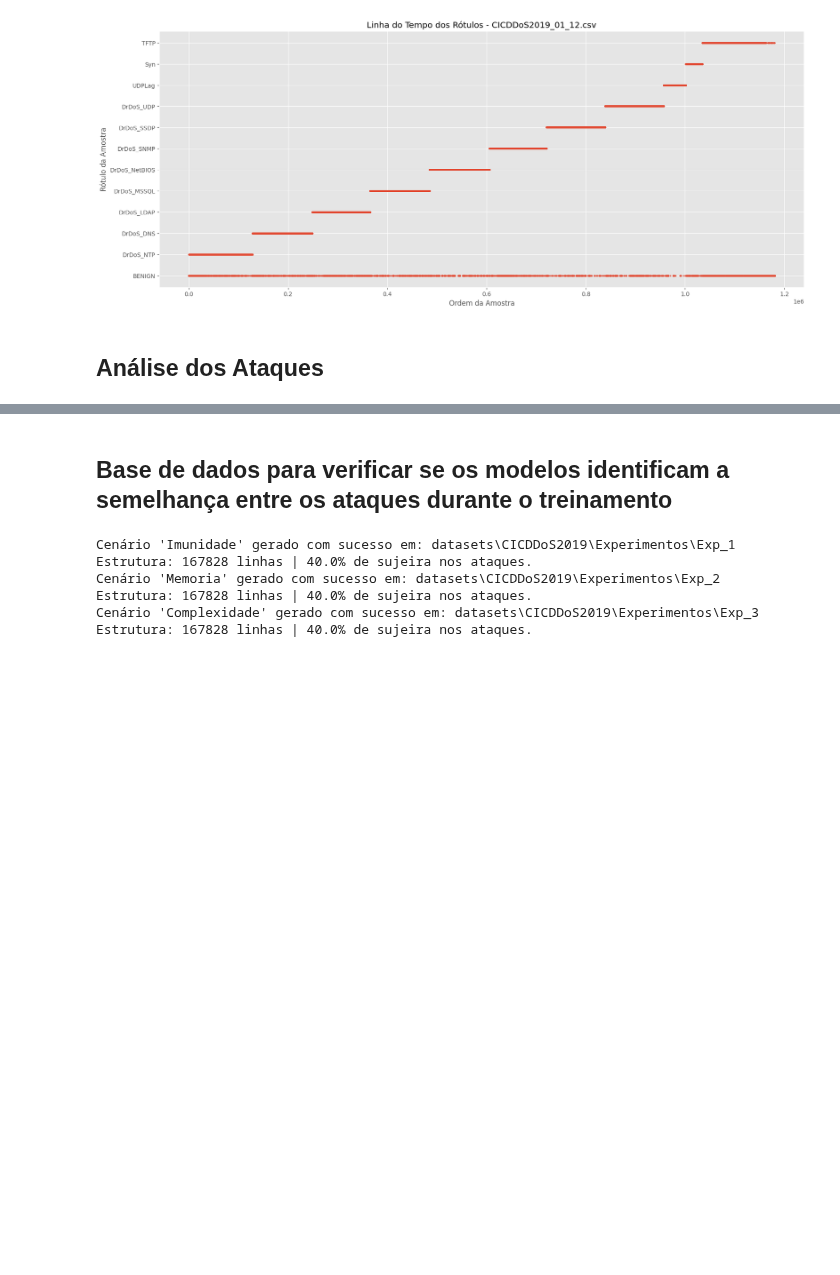
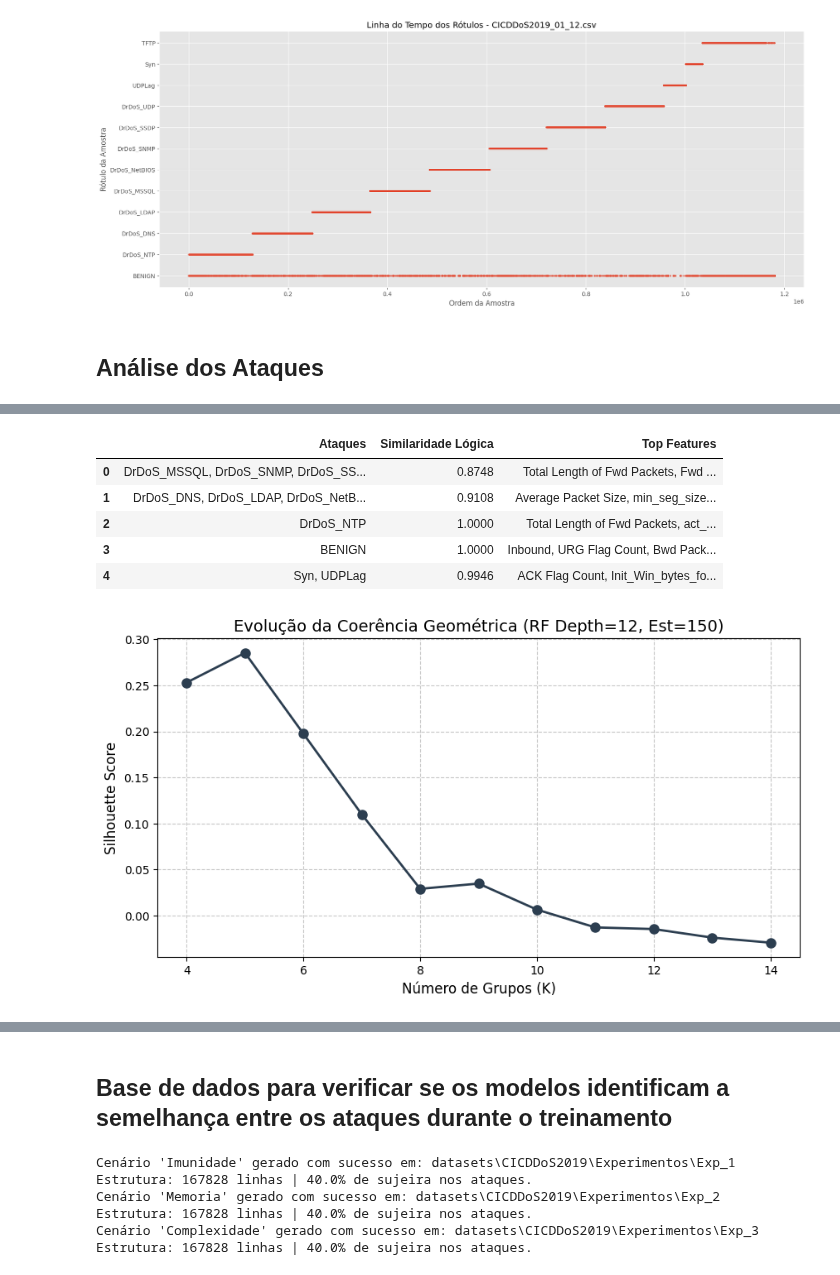
Before and after one commit to iRocktys/anomaly-detection-data-stream, a Jupyter notebook: Data.ipynb, the cells around one changed output, grey strips where cells are left out. Saved outputs shown, nothing was run; the diff lists cells and outputs as text; code cells hidden in the pictures; blank space fills up the shorter version.

Commit message:
Melhora no teste de similaridade entre os ataques

```diff
--- a/Data.ipynb
+++ b/Data.ipynb
@@ -780,0 +414,18 @@ Iniciando cálculo de estabilidade (10 iterações por ataque)...
+# %%
+print("3. Seleção de Features com Random Forest Regressor")
+
+# O Regressor identifica quais colunas diminuem mais a impureza
+rf_reg = RandomForestRegressor(n_estimators=150, max_depth=15, random_state=42)
+rf_reg.fit(X_trans, y_num)
+
+# Extração das Top Features
+importancias = rf_reg.feature_importances_
+nomes_features = X_numeric.columns
+
+df_imps = pd.DataFrame({'Feature': nomes_features, 'Importancia': importancias})
+df_imps = df_imps.sort_values(by='Importancia', ascending=False)
+
+TOP_N = 20
+features_selecionadas = df_imps.head(TOP_N)['Feature'].tolist()
+
+print(f"   > Top {TOP_N} Features selecionadas: {features_selecionadas}")
@@ -780,0 +525,62 @@ Iniciando cálculo de estabilidade (10 iterações por ataque)...
+# %%
+# Reconstrução do Modelo Vencedor
+final_signatures = []
+for label in labels_unique:
+    y_binary = (y == label).astype(int)
+    rf = RandomForestClassifier(**best_rf_params, n_jobs=-1, random_state=42)
+    rf.fit(X_trans, y_binary)
+    final_signatures.append(rf.feature_importances_)
+
+df_final_sig = pd.DataFrame(final_signatures, index=labels_unique, columns=X_numeric.columns)
+
+# Matriz e Cluster Final
+final_sim = cosine_similarity(df_final_sig)
+final_dist = 1 - final_sim
+np.fill_diagonal(final_dist, 0)
+final_clustering = AgglomerativeClustering(n_clusters=best_k, metric='precomputed', linkage='complete')
+final_labels = final_clustering.fit_predict(final_dist)
+
+# Construção da Tabela
+report = []
+for cid in sorted(set(final_labels)):
+    membros = df_final_sig.index[final_labels == cid].tolist()
+
+    # Similaridade Lógica (Média interna do grupo)
+    if len(membros) > 1:
+        sub_sim = pd.DataFrame(final_sim, index=labels_unique, columns=labels_unique).loc[membros, membros]
+        mask = np.ones(sub_sim.shape, dtype=bool)
+        np.fill_diagonal(mask, 0)
+        # Pega a média apenas dos valores fora da diagonal
+        avg_sim = sub_sim.values[mask].mean()
+    else:
+        avg_sim = 1.000 # Grupo unitário é perfeitamente similar a si mesmo
+
+    # Top Features (Média de importância do grupo)
+    avg_imp = df_final_sig.loc[membros].mean()
+    top_feats = avg_imp.nlargest(3).index.tolist()
+
+    report.append({
+        'Ataques': ", ".join(membros),
+        'Similaridade Lógica': f"{avg_sim:.4f}",
+        'Top Features': ", ".join(top_feats)
+    })
+
+df_report = pd.DataFrame(report)
+display(df_report)
+
+# Evolução da Coerência Geométrica (Silhouette Score) por K
+plt.figure(figsize=(10, 5))
+plt.plot(list(k_range), best_rf_k_history, marker='o', linestyle='-', color='#2c3e50', linewidth=2, markersize=8)
+plt.title(f"Evolução da Coerência Geométrica (RF Depth={best_rf_params['max_depth']}, Est={best_rf_params['n_estimators']})", fontsize=14)
+plt.xlabel("Número de Grupos (K)", fontsize=12)
+plt.ylabel("Silhouette Score", fontsize=12)
+plt.grid(True, linestyle='--', alpha=0.7)
+plt.show()
+# %% [output]
+|  | Ataques | Similaridade Lógica | Top Features |
+| 0 | DrDoS_MSSQL, DrDoS_SNMP, DrDoS_SS... | 0.8748 | Total Length of Fwd Packets, Fwd ... |
+| 1 | DrDoS_DNS, DrDoS_LDAP, DrDoS_NetB... | 0.9108 | Average Packet Size, min_seg_size... |
+| 2 | DrDoS_NTP | 1.0000 | Total Length of Fwd Packets, act_... |
+| 3 | BENIGN | 1.0000 | Inbound, URG Flag Count, Bwd Pack... |
+| 4 | Syn, UDPLag | 0.9946 | ACK Flag Count, Init_Win_bytes_fo... |
+[figure, added]
```
Also changed, not shown: parts of 25 cells of this notebook, 1 other file.
